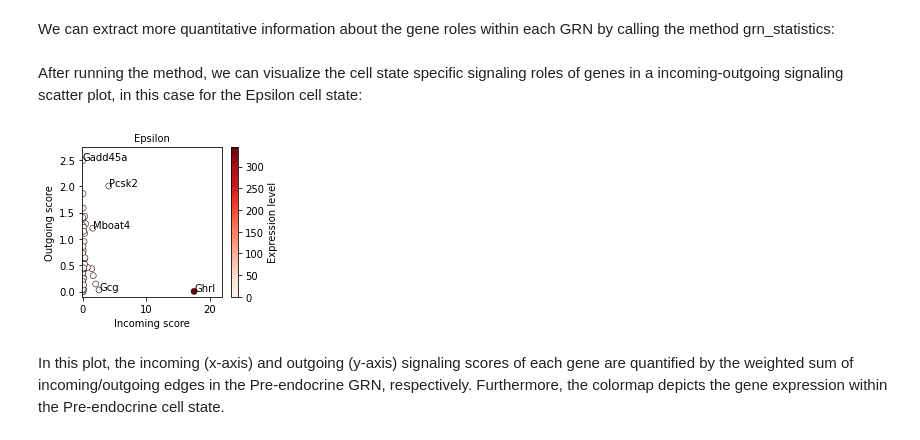
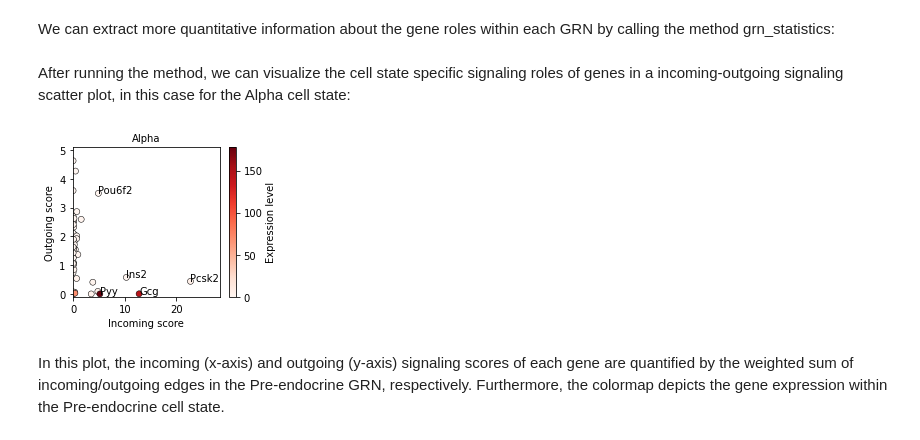
Before and after one commit to federicobocci/spliceJAC, a Jupyter notebook: GRN Inference.ipynb, the cells around one changed output. Cells and saved outputs as stored; diff of their text form; code cells hidden in the pictures.

```diff
--- a/GRN Inference.ipynb
+++ b/GRN Inference.ipynb
@@ -21,5 +22,5 @@ In this tutorial, we consider a pancreatic endocrinogenesis dataset originally p
 # %%
-panc_data = sc.read_h5ad('datasets/Pancreas/pancreas.h5ad')
+panc_data = scv.datasets.pancreas()
 # %% [markdown]
 spliceJAC uses the unsplice and spliced RNA counts to infer the state specific regulatory interactions. The input dataset to spliceJAC should therefore have both the 'spliced' and 'unspliced' layers, as seen here:
 # %%
@@ -154,11 +151,11 @@ We can extract more quantitative information about the gene roles within each GR
 # %%
 sp.tl.grn_statistics(panc_data)
 # %% [markdown]
-After running the method, we can visualize the cell state specific signaling roles of genes in a incoming-outgoing signaling scatter plot, in this case for the Epsilon cell state:
+After running the method, we can visualize the cell state specific signaling roles of genes in a incoming-outgoing signaling scatter plot, in this case for the Alpha cell state:
 # %%
-sp.pl.plot_signaling_hubs(panc_data, 'Epsilon')
+sp.pl.plot_signaling_hubs(panc_data, 'Alpha')
 # %% [output]
-[figure, old version]
+[figure, new version]
 # %% [markdown]
 In this plot, the incoming (x-axis) and outgoing (y-axis) signaling scores of each gene are quantified by the weighted sum of incoming/outgoing edges in the Pre-endocrine GRN, respectively. Furthermore, the colormap depicts the gene expression within the Pre-endocrine cell state.
 # %% [markdown]
```
Also changed, not shown: parts of 16 cells of this notebook, 3 other files.
